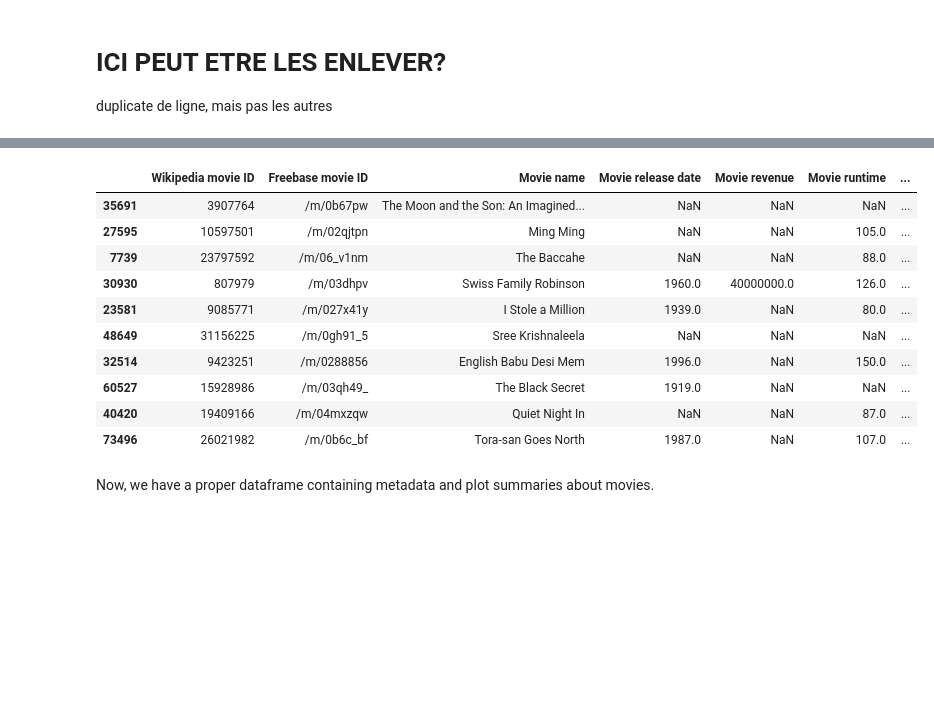
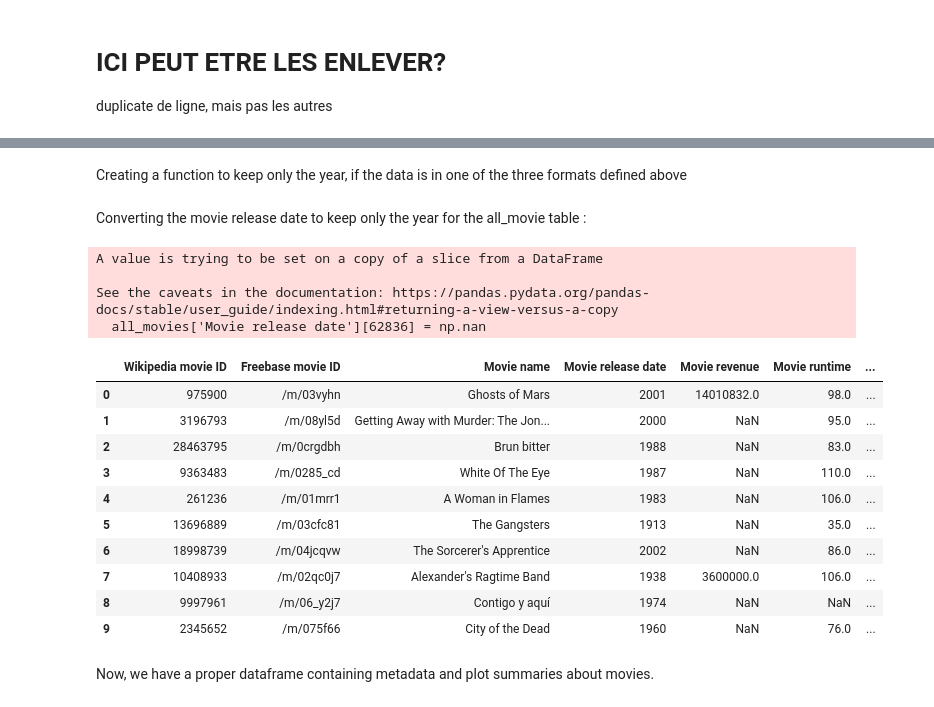
Before and after one commit to epfl-ada/ada-2023-project-workingteam2023, a Jupyter notebook: exploration/main.ipynb, the cells around one changed output, grey strips where cells are left out. Cells and saved outputs as stored; diff of their text form; code cells hidden in the pictures; blank space fills up the shorter version.

Commit message:
date time convert and year plot

```diff
--- a/exploration/main.ipynb
+++ b/exploration/main.ipynb
@@ -129,21 +155,64 @@ CHANGER AVEC LE CODE DE CLARA
+# %% [markdown]
+Creating a function to keep only the year, if the data is in one of the three formats defined above
+# %%
+import datetime
+import pandas as pd
+import numpy as np
+
+def keep_the_year(date_full, key):
+
+    # Converting tyhe date full column to a dataframe, and replacing the nan with null values
+    date_full = pd.DataFrame(date_full)
+    date_full  = date_full.fillna(" ")
+
+    # creating a dataframe with the same size as date_full, but with nan values
+    date_formated = pd.DataFrame(np.nan, index=date_full.index, columns=date_full.columns)
+
+    # Define date formats
+    format1 = '%Y-%m-%d'
+    format2 = '%Y-%m'
+    format3 = '%Y'
+
+    # Iterate through the values in the datefull column, checking which format it matches, and converting it to datetime format
+    for (index,i) in enumerate(date_full[key]):
+        if valid_format1(i):
+            date_formated[key][index] = datetime.datetime.strptime(i, format1).date()
+        elif valid_format2(i):
+            date_formated[key][index] = datetime.datetime.strptime(i, format2).date()
+        elif valid_format3(i):
+            date_formated[key][index] = datetime.datetime.strptime(i, format3).date()
+
+    #  Keeping only the year
+    date_year = pd.DatetimeIndex(date_formated[key]).year
+    #Converting to int
+    date_year = date_year.astype('Int64')
+    return date_year
+# %% [markdown]
+Converting the movie release date to keep only the year for the all_movie table :
 # %%
-#  Converting the column 'Movie released date' to datetime
-all_movies['Movie release date'] = pd.to_datetime(all_movies['Movie release date'], errors='coerce')
-all_movies['Movie release date'] = all_movies['Movie release date'].dt.year
+# Setting out of bound values to nan
+all_movies['Movie release date'][62836] = np.nan
+# Calling the function
+all_movies['Movie release date'] = keep_the_year(all_movies['Movie release date'], key='Movie release date')
+# %% [output]
+A value is trying to be set on a copy of a slice from a DataFrame
+
+See the caveats in the documentation: https://pandas.pydata.org/pandas-docs/stable/user_guide/indexing.html#returning-a-view-versus-a-copy
+  all_movies['Movie release date'][62836] = np.nan
 # %%
-all_movies.sample(10)
+all_movies.head(10)
 # %% [output]
 |  | Wikipedia movie ID | Freebase movie ID | Movie name | Movie release date | Movie revenue | Movie runtime | ... |
-| 35691 | 3907764 | /m/0b67pw | The Moon and the Son: An Imagined... | NaN | NaN | NaN | ... |
-| 27595 | 10597501 | /m/02qjtpn | Ming Ming | NaN | NaN | 105.0 | ... |
-| 7739 | 23797592 | /m/06_v1nm | The Baccahe | NaN | NaN | 88.0 | ... |
-| 30930 | 807979 | /m/03dhpv | Swiss Family Robinson | 1960.0 | 40000000.0 | 126.0 | ... |
-| 23581 | 9085771 | /m/027x41y | I Stole a Million | 1939.0 | NaN | 80.0 | ... |
-| 48649 | 31156225 | /m/0gh91_5 | Sree Krishnaleela | NaN | NaN | NaN | ... |
-| 32514 | 9423251 | /m/0288856 | English Babu Desi Mem | 1996.0 | NaN | 150.0 | ... |
-| 60527 | 15928986 | /m/03qh49_ | The Black Secret | 1919.0 | NaN | NaN | ... |
-| 40420 | 19409166 | /m/04mxzqw | Quiet Night In | NaN | NaN | 87.0 | ... |
-| 73496 | 26021982 | /m/0b6c_bf | Tora-san Goes North | 1987.0 | NaN | 107.0 | ... |
+| 0 | 975900 | /m/03vyhn | Ghosts of Mars | 2001 | 14010832.0 | 98.0 | ... |
+| 1 | 3196793 | /m/08yl5d | Getting Away with Murder: The Jon... | 2000 | NaN | 95.0 | ... |
+| 2 | 28463795 | /m/0crgdbh | Brun bitter | 1988 | NaN | 83.0 | ... |
+| 3 | 9363483 | /m/0285_cd | White Of The Eye | 1987 | NaN | 110.0 | ... |
+| 4 | 261236 | /m/01mrr1 | A Woman in Flames | 1983 | NaN | 106.0 | ... |
+| 5 | 13696889 | /m/03cfc81 | The Gangsters | 1913 | NaN | 35.0 | ... |
+| 6 | 18998739 | /m/04jcqvw | The Sorcerer's Apprentice | 2002 | NaN | 86.0 | ... |
+| 7 | 10408933 | /m/02qc0j7 | Alexander's Ragtime Band | 1938 | 3600000.0 | 106.0 | ... |
+| 8 | 9997961 | /m/06_y2j7 | Contigo y aquí | 1974 | NaN | NaN | ... |
+| 9 | 2345652 | /m/075f66 | City of the Dead | 1960 | NaN | 76.0 | ... |
 # %% [markdown]
 Now, we have a proper dataframe containing metadata and plot summaries about movies.
 # %% [markdown]
```
Also changed, not shown: parts of 14 cells of this notebook.
